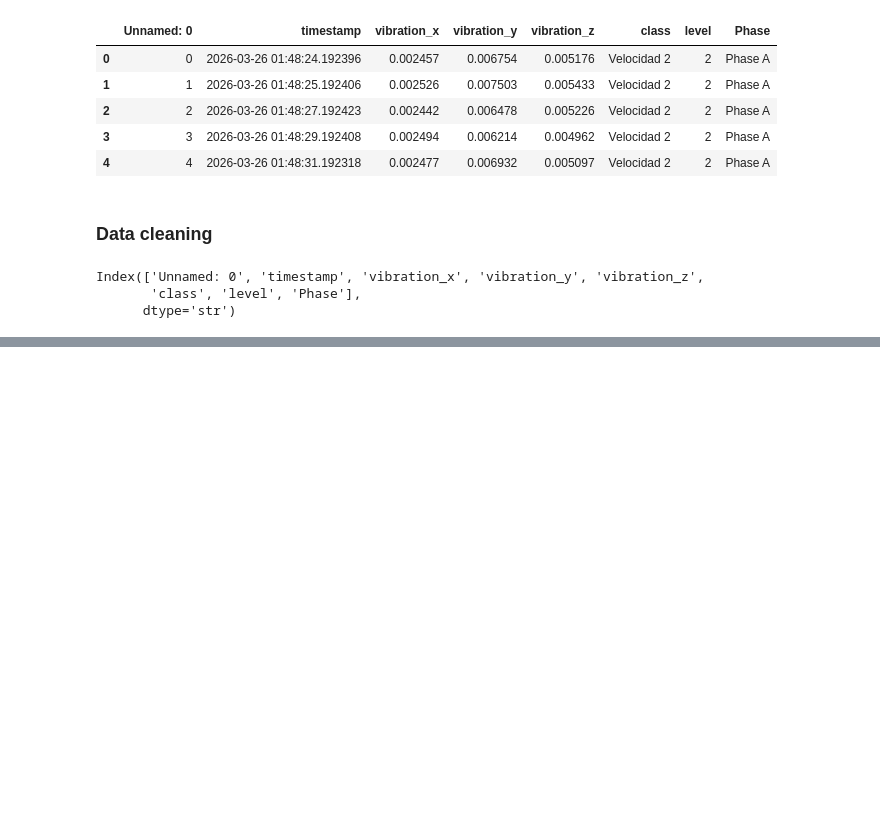
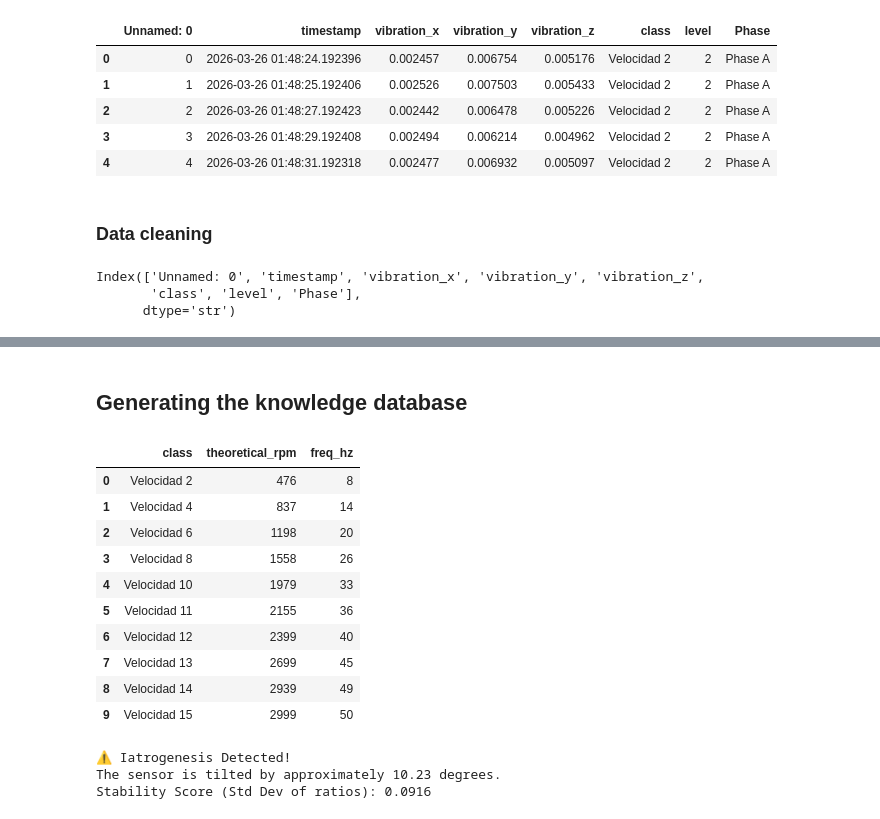
Before and after one commit to ivanvzqzz/Autonomic-Computing-HW3, a Jupyter notebook: mape-k/notebooks/01_data_processing.ipynb, the cells around one changed output, grey strips where cells are left out. Drawn from its saved outputs; the diff is of its cells as text; code cells hidden in the pictures; blank space fills up the shorter version.

Commit message:
Add MAPE-K knowledge base

```diff
--- a/mape-k/notebooks/01_data_processing.ipynb
+++ b/mape-k/notebooks/01_data_processing.ipynb
@@ -46,0 +103,24 @@ data_df = data_df.set_index("timestamp")
+# %% [markdown]
+## Generating the knowledge database
+# %%
+motor_specs = {
+    "class": ["Velocidad 2", "Velocidad 4", "Velocidad 6", "Velocidad 8", "Velocidad 10",
+              "Velocidad 11", "Velocidad 12", "Velocidad 13", "Velocidad 14", "Velocidad 15"],
+    "theoretical_rpm": [476, 837, 1198, 1558, 1979, 2155, 2399, 2699, 2939, 2999],
+    "freq_hz": [8, 14, 20, 26, 33, 36, 40, 45, 49, 50]
+}
+
+knowledge_df = pd.DataFrame(motor_specs)
+knowledge_df
+# %% [output]
+|  | class | theoretical_rpm | freq_hz |
+| 0 | Velocidad 2 | 476 | 8 |
+| 1 | Velocidad 4 | 837 | 14 |
+| 2 | Velocidad 6 | 1198 | 20 |
+| 3 | Velocidad 8 | 1558 | 26 |
+| 4 | Velocidad 10 | 1979 | 33 |
+| 5 | Velocidad 11 | 2155 | 36 |
+| 6 | Velocidad 12 | 2399 | 40 |
+| 7 | Velocidad 13 | 2699 | 45 |
+| 8 | Velocidad 14 | 2939 | 49 |
+| 9 | Velocidad 15 | 2999 | 50 |
@@ -46,0 +208,13 @@ data_df = data_df.set_index("timestamp")
+# %%
+if is_iatrogenic:
+    # If it's iatrogenesis, calculate the tilt angle
+    angle = kb.estimate_iatrogenesis_angle(data_df)
+    print(f"⚠️ Iatrogenesis Detected!")
+    print(f"The sensor is tilted by approximately {angle:.2f} degrees.")
+    print(f"Stability Score (Std Dev of ratios): {stability_score:.4f}")
+else:
+    print("✅ No Iatrogenesis detected. Vibration patterns vary across speeds.")
+# %% [output]
+⚠️ Iatrogenesis Detected!
+The sensor is tilted by approximately 10.23 degrees.
+Stability Score (Std Dev of ratios): 0.0916
```
Also changed, not shown: parts of 9 cells of this notebook, 1 other file.
